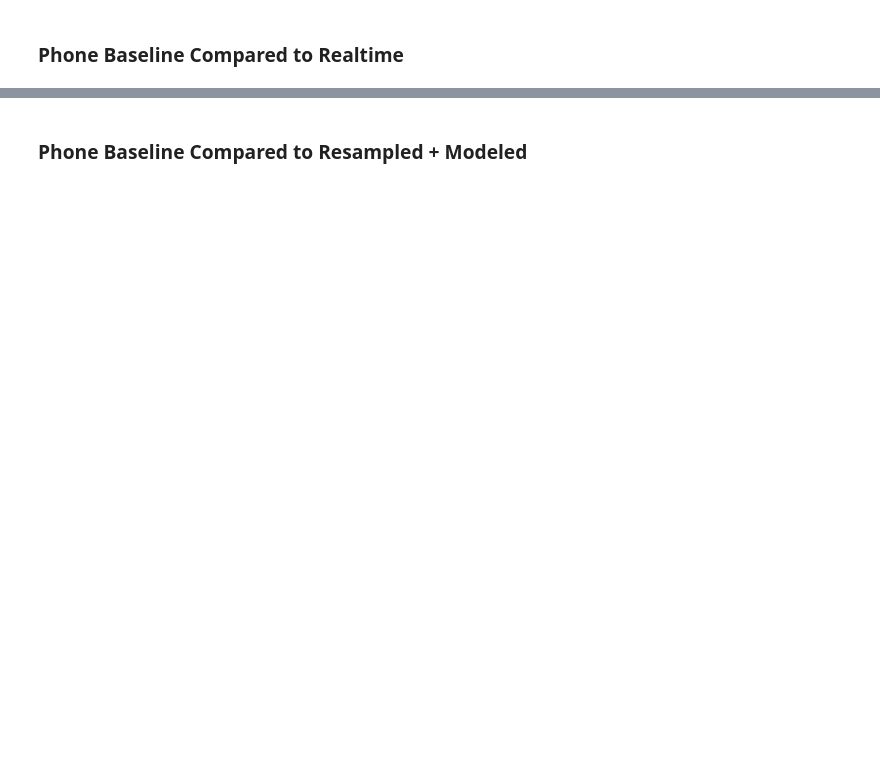
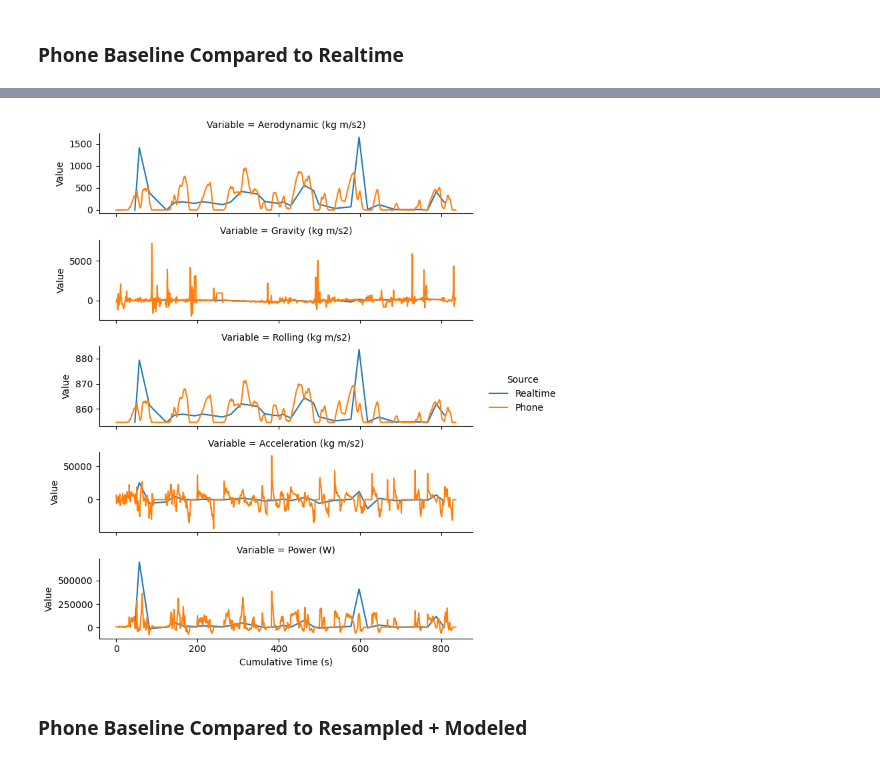
Before and after one commit to zackAemmer/open_bus_tools, a Jupyter notebook: notebooks/create_drive_cycle.ipynb, the cells around one changed output, grey strips where cells are left out. Drawn from its saved outputs; the diff is of its cells as text; code cells hidden in the pictures; blank space fills up the shorter version.

```diff
--- a/notebooks/create_drive_cycle.ipynb
+++ b/notebooks/create_drive_cycle.ipynb
@@ -125,3 +135,15 @@ fig.fig.tight_layout()
+# %%
+importlib.reload(plotting)
+realtime_cycle_energy_df['Source'] = 'Realtime'
+realtime_cycle_energy_df['cumul_time_s'] = realtime_cycle_energy_df['Time'].cumsum()
+phone_cycle_energy_df['Source'] = 'Phone'
+phone_cycle_energy_df['cumul_time_s'] = phone_cycle_energy_df['Time'].cumsum()
+rt_df = realtime_cycle_energy_df[['Source','cumul_time_s','F_aero','F_grav','F_roll','F_acc','P_tot']]
+ph_df = phone_cycle_energy_df[['Source','cumul_time_s','F_aero','F_grav','F_roll','F_acc','P_tot']]
+plot_df = pd.concat([rt_df, ph_df], axis=0)
+fig = plotting.formatted_forces_lineplot(plot_df, "Phone and Realtime Forces")
+# %% [output]
+[figure, added]
 # %% [markdown]
 ### Phone Baseline Compared to Resampled + Modeled
 # %%
```
Also changed, not shown: parts of 5 cells of this notebook, 1 other file.
